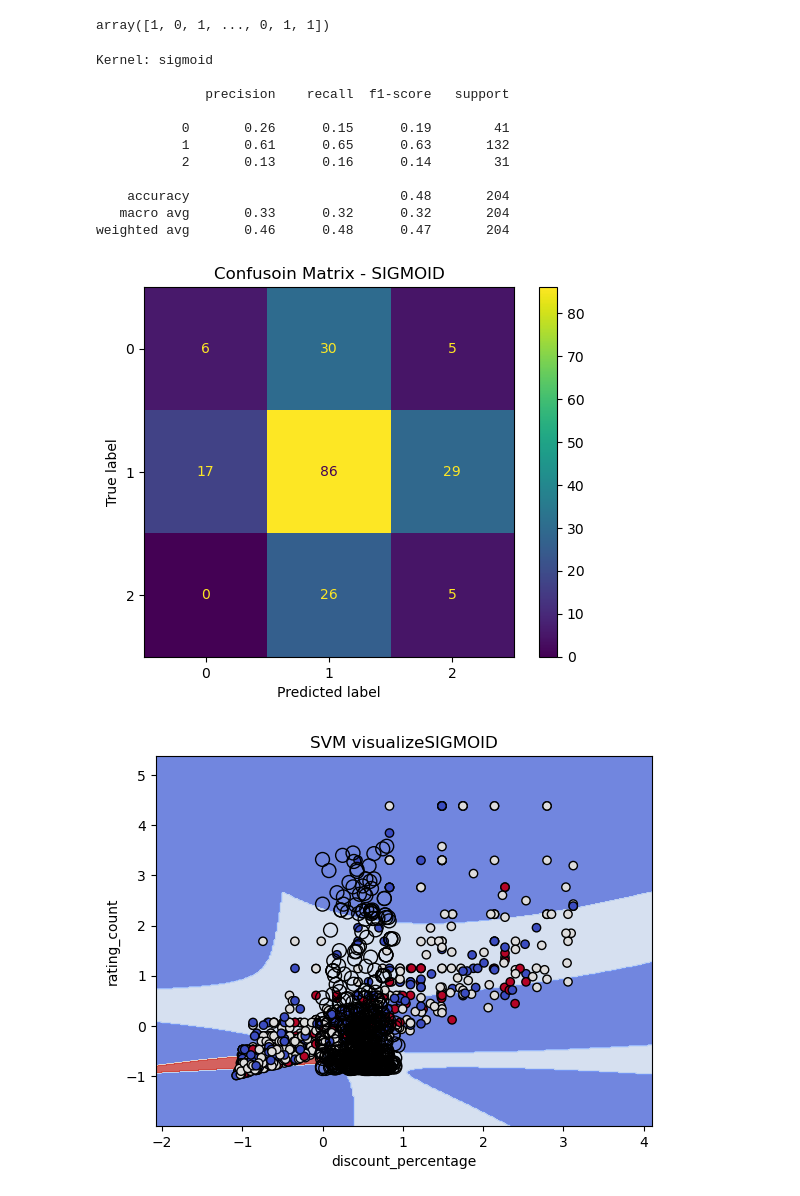
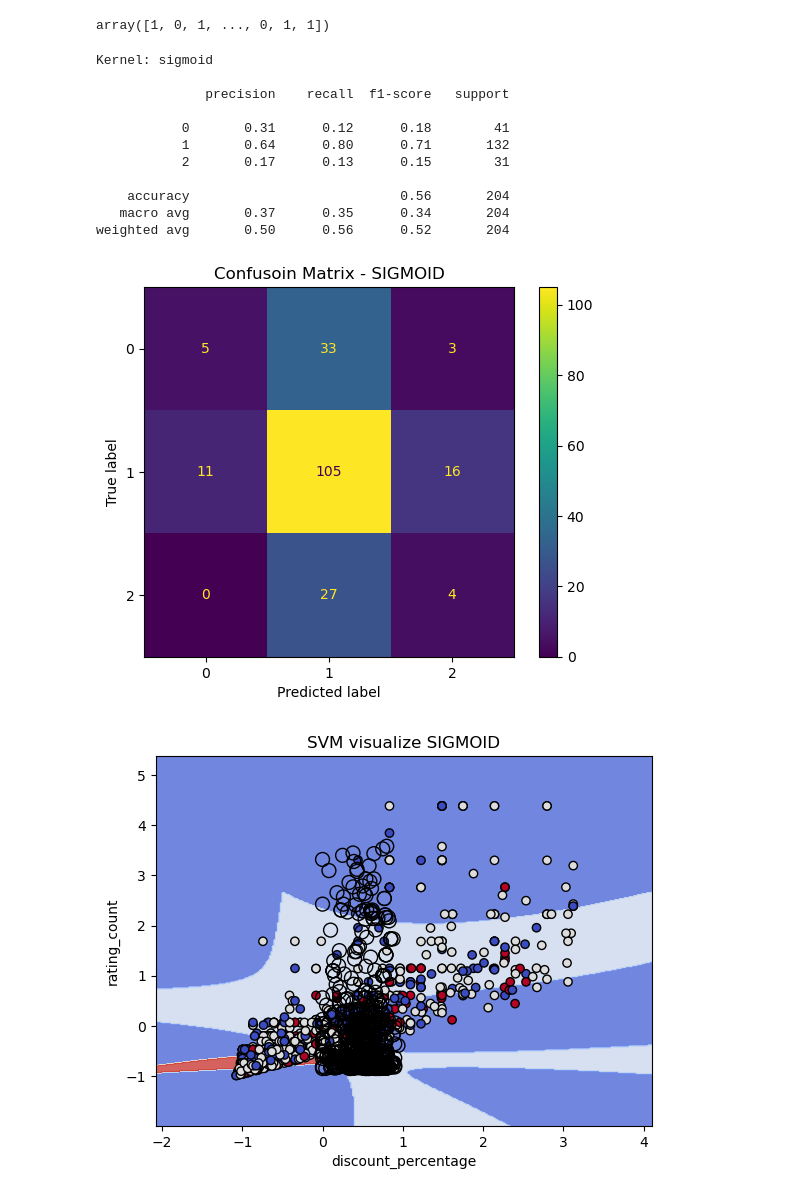
Before and after one commit to BraydenZheng/Product_Recommendation, a Jupyter notebook: svm/svm.ipynb, the cells around one changed output. Cells and saved outputs as stored; diff of their text form; code cells hidden in the pictures.

```diff
--- a/svm/svm.ipynb
+++ b/svm/svm.ipynb
@@ -49,17 +51,20 @@ X_train, X_test, y_train, y_test = train_test_split(X, y, test_size=0.2, random_
 X_vis_train, X_vis_test, y_train, y_test = train_test_split(X_vis, y, test_size=0.2, random_state=11)
 # %%
 ker_list = ['sigmoid', 'poly', 'rbf']
-for k in ker_list:
+cost_list = [1, 1.2, 1.5]
+for i, k in enumerate(ker_list):
     print(f"Kernel: {k}\n")
 
     # SVM with diff kernel
-    model = SVC(kernel=k, C=3, degree=4, gamma='auto')
+    model = SVC(kernel=k, C=cost_list[i], degree=4, gamma='auto')
     model.fit(X_train, y_train)
 
     y_pred = model.predict(X_test)
 
     # Evaluate the SVM
     print(classification_report(y_test, y_pred))
+
+
     cm = confusion_matrix(y_test, y_pred, labels = model.classes_)
 
     disp = ConfusionMatrixDisplay(confusion_matrix=cm,
@@ -74,42 +79,42 @@ for k in ker_list:
     # Visualize training with two features
     model = SVC(kernel=k, C=3, degree=4, gamma='auto')
     model.fit(X_vis_train, y_train)
 
     y_pred = model.predict(X_vis_test)
 
     h = .02
     x_min, x_max = X[:, 0].min() - 1, X[:, 0].max() + 1
     y_min, y_max = X[:, 1].min() - 1, X[:, 1].max() + 1
     xx, yy = np.meshgrid(np.arange(x_min, x_max, h), np.arange(y_min, y_max, h))
 
     Z = model.predict(np.c_[xx.ravel(), yy.ravel()])
     Z = Z.reshape(xx.shape)
 
     plt.contourf(xx, yy, Z, cmap=plt.cm.coolwarm, alpha=0.8)
 
     plt.scatter(X[:, 0], X[:, 1], c=y, cmap=plt.cm.coolwarm, edgecolors='k')
     plt.scatter(model.support_vectors_[:, 0], model.support_vectors_[:, 1], s=100, facecolors='none', edgecolors='k', marker='o')
 
     plt.xlabel('discount_percentage')
     plt.ylabel('rating_count')
-    plt.title('SVM visualize' + k.upper())
+    plt.title('SVM visualize ' + k.upper())
     plt.savefig('img/svm_vis_' + k + '.png')
 
     plt.show()
 # %% [output]
 Kernel: sigmoid
 
               precision    recall  f1-score   support
 
-           0       0.26      0.15      0.19        41
-           1       0.61      0.65      0.63       132
-           2       0.13      0.16      0.14        31
+           0       0.31      0.12      0.18        41
+           1       0.64      0.80      0.71       132
+           2       0.17      0.13      0.15        31
 
-    accuracy                           0.48       204
-   macro avg       0.33      0.32      0.32       204
-weighted avg       0.46      0.48      0.47       204
+    accuracy                           0.56       204
+   macro avg       0.37      0.35      0.34       204
+weighted avg       0.50      0.56      0.52       204
-[figure, old version]
+[figure, new version]
-[figure, old version]
+[figure, new version]
 Kernel: poly
 
               precision    recall  f1-score   support
```
Also changed, not shown: parts of 2 cells of this notebook.
